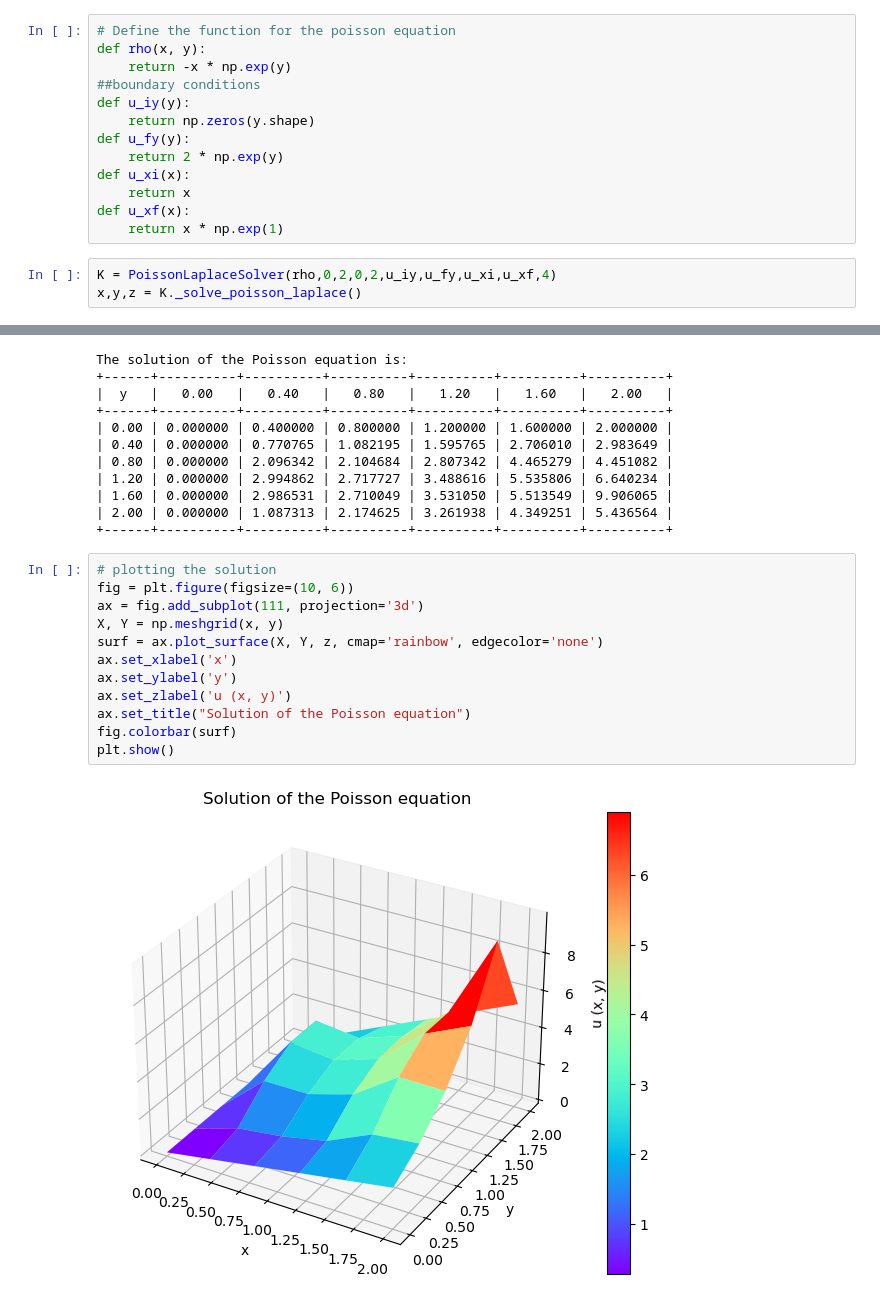
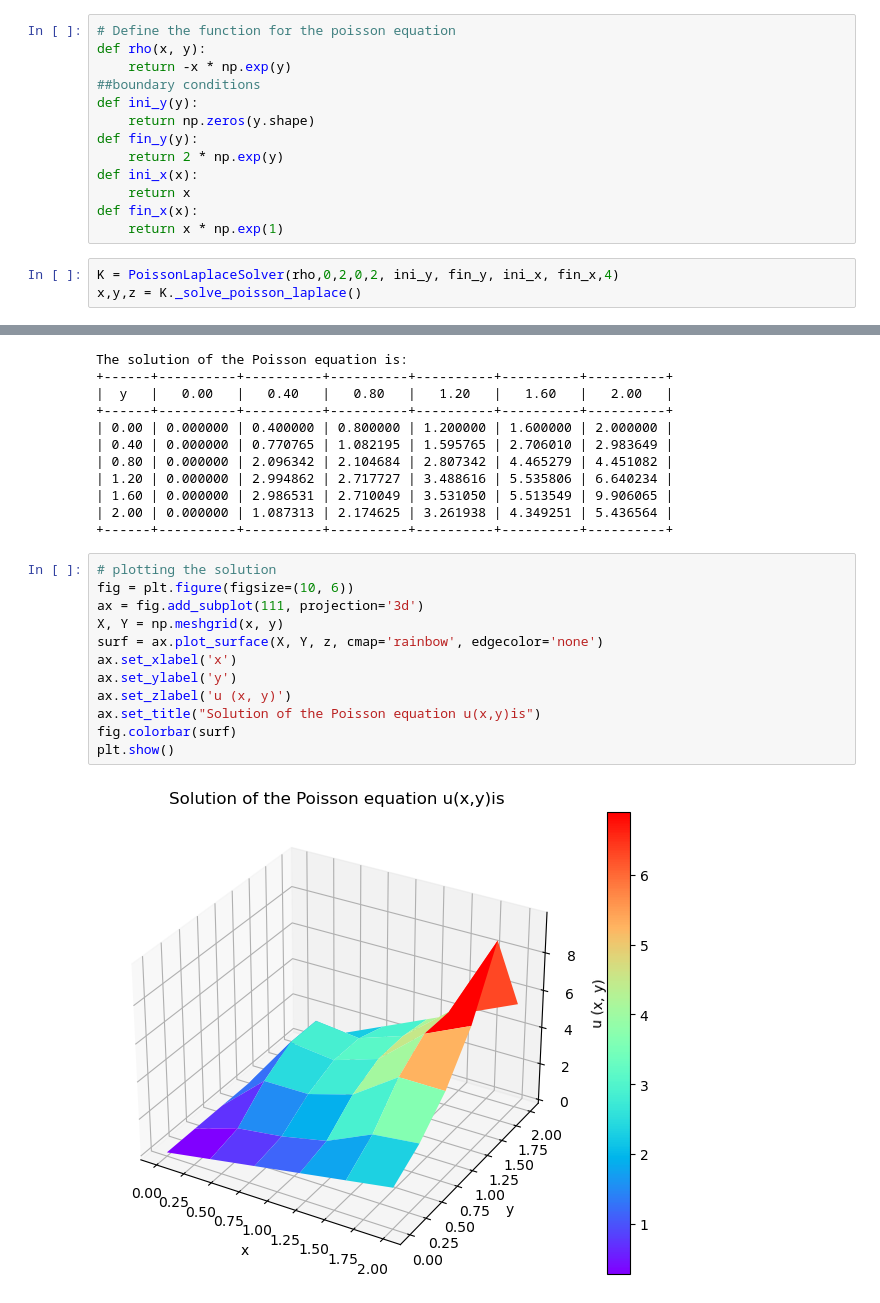
Before and after one commit to jabed-umar/adv-comp-phys, a Jupyter notebook: assign1.ipynb, the cells around one changed output, grey strips where cells are left out. Drawn from its saved outputs; the diff is of its cells as text.

```diff
--- a/assign1.ipynb
+++ b/assign1.ipynb
@@ -230,16 +238,16 @@ Solution of the heat equation using Crank-Nicolson method in a DataFrame:
 def rho(x, y):
     return -x * np.exp(y)
 ##boundary conditions
-def u_iy(y):
+def ini_y(y):
     return np.zeros(y.shape)
-def u_fy(y):
+def fin_y(y):
     return 2 * np.exp(y)
-def u_xi(x):
+def ini_x(x):
     return x
-def u_xf(x):
+def fin_x(x):
     return x * np.exp(1)
 # %%
-K = PoissonLaplaceSolver(rho,0,2,0,2,u_iy,u_fy,u_xi,u_xf,4)
+K = PoissonLaplaceSolver(rho,0,2,0,2, ini_y, fin_y, ini_x, fin_x,4)
 x,y,z = K._solve_poisson_laplace()
 # %%
 table4 = pt.PrettyTable()
@@ -266,14 +274,14 @@ The solution of the Poisson equation is:
 # %%
 # plotting the solution
 fig = plt.figure(figsize=(10, 6))
 ax = fig.add_subplot(111, projection='3d')
 X, Y = np.meshgrid(x, y)
 surf = ax.plot_surface(X, Y, z, cmap='rainbow', edgecolor='none')
 ax.set_xlabel('x')
 ax.set_ylabel('y')
 ax.set_zlabel('u (x, y)')
-ax.set_title("Solution of the Poisson equation")
+ax.set_title("Solution of the Poisson equation u(x,y)is")
 fig.colorbar(surf)
 plt.show()
 # %% [output]
-[figure, old version]
+[figure, new version]
```
Also changed, not shown: parts of 2 cells of this notebook, 1 other file.
